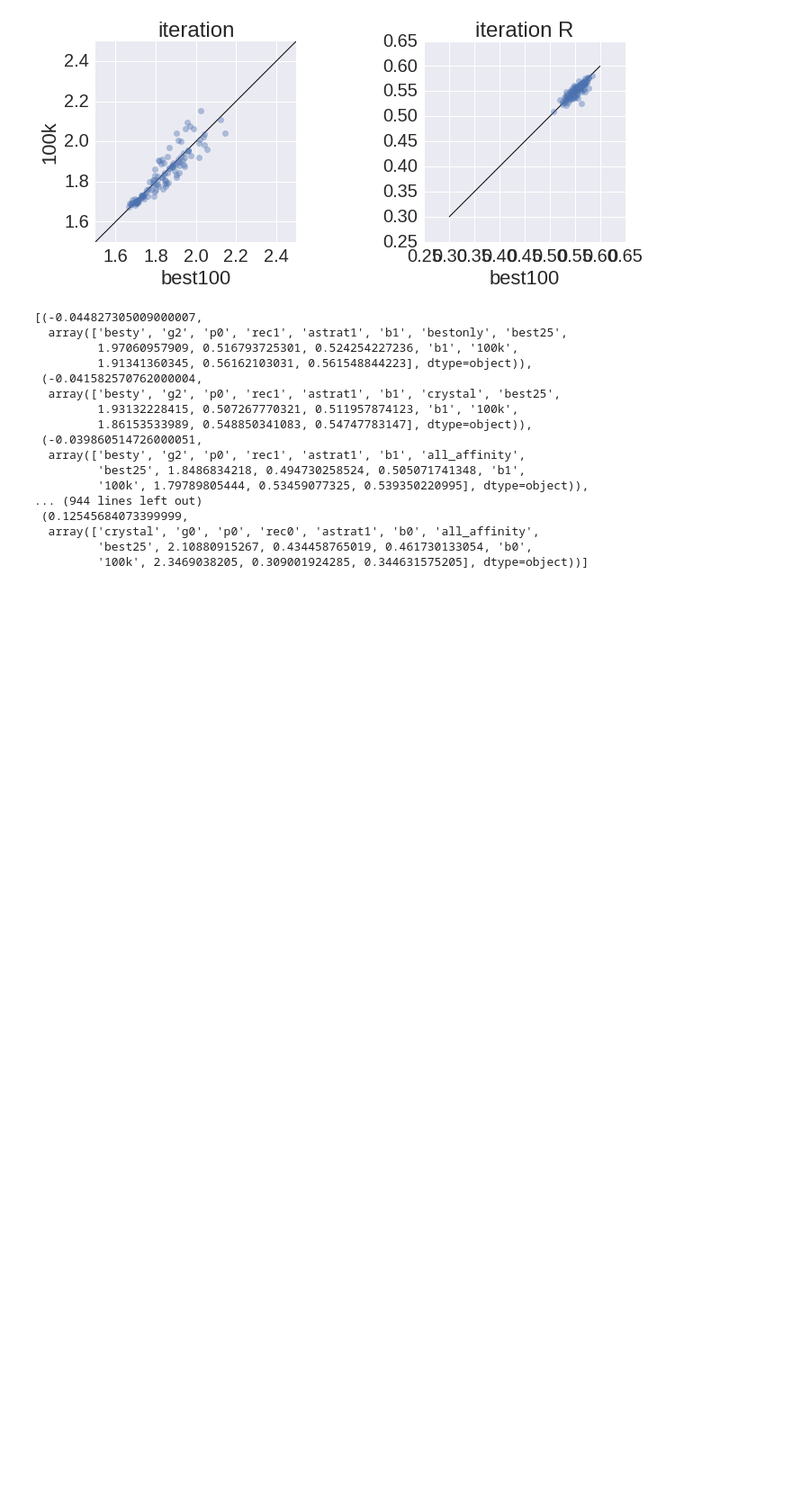
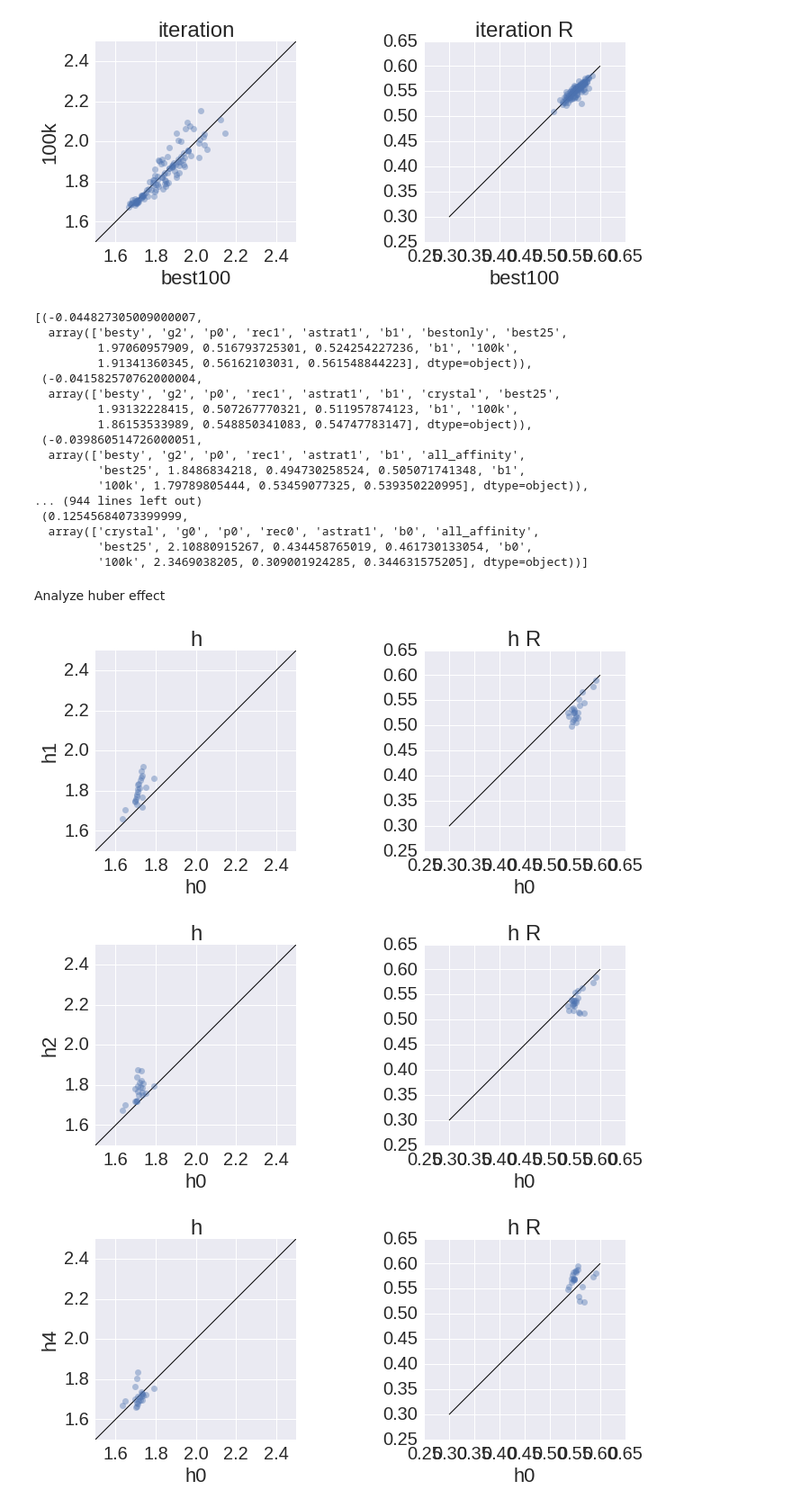
Before and after one commit to gnina/scripts, a Jupyter notebook: affinity_search/summaries.ipynb, the cells around one changed output. Shown at 90% size. Cells and saved outputs as stored; diff of their text form; code cells hidden in the pictures; blank space fills up the shorter version.

```diff
--- a/affinity_search/summaries.ipynb
+++ b/affinity_search/summaries.ipynb
@@ -227,3 +232,33 @@ sorted(zip(r1-r2,n),key=lambda x: x[0])
   array(['crystal', 'g0', 'p0', 'rec0', 'astrat1', 'b0', 'all_affinity',
          'best25', 2.10880915267, 0.434458765019, 0.461730133054, 'b0',
          '100k', 2.3469038205, 0.309001924285, 0.344631575205], dtype=object))]
+# %% [markdown]
+Analyze huber effect
+# %%
+hresults = []
+for fname in glob.glob('*h*.summary'):
+    #trainingset, affinity, gap, poses, receptor, astart, balanced
+    fvals = re.sub('\.summary','', fname).split('_')
+    del fvals[1]
+    for line in open(fname):
+        vals = line.split()
+        #testset, iteration, rmse, R, S
+        for i in xrange(2,5):
+            vals[i] = float(vals[i])
+        vals = vals[:5] #throw away auc for now
+
+        hresults.append(fvals+vals)
+# %%
+hresults = pd.DataFrame(hresults,columns=('trainingset','gap','poses','rec','astrat','balanced','h','testset','iteration','rmse','R','S'))
+# %%
+results['h'] = 'h0'
+# %%
+results= results.append(hresults)
+# %%
+plot_diff(results,'h','h0','h1')
+plot_diff(results,'h','h0','h2')
+plot_diff(results,'h','h0','h4')
+# %% [output]
+[figure, added]
+[figure, added]
+[figure, added]
```
Also changed, not shown: parts of 4 cells of this notebook, 1 other file.
